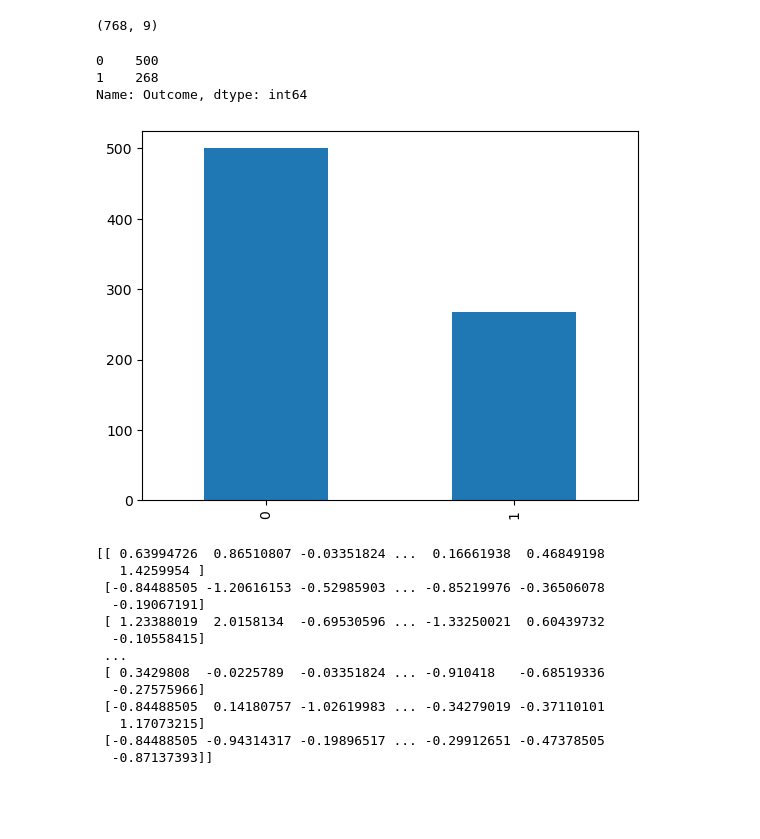
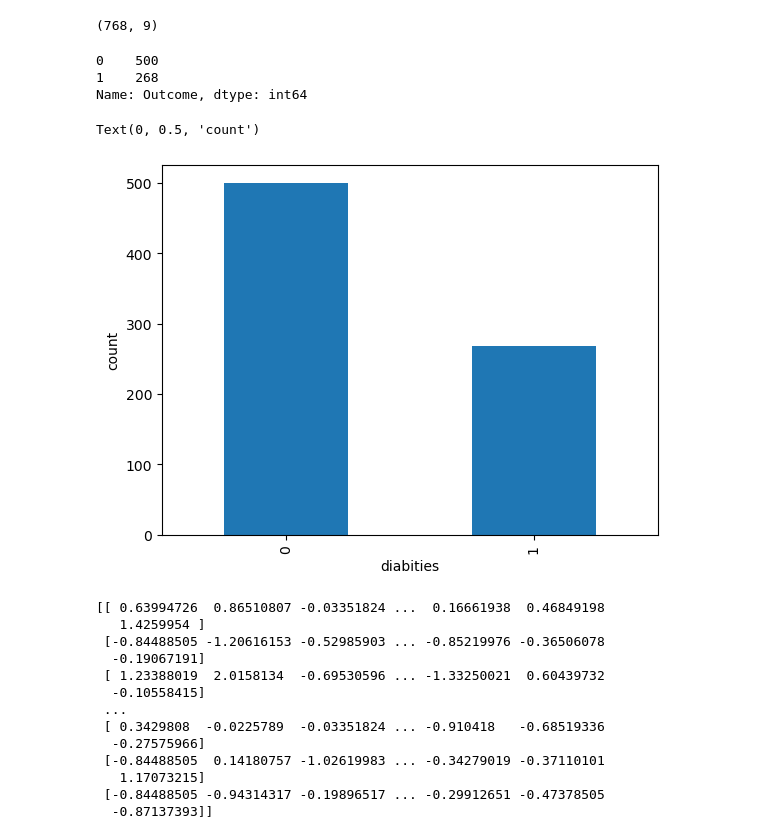
Before and after one commit to RaviPandey5/diabetes_prediction, a Jupyter notebook: Diabetes.ipynb, the cells around one changed output. Saved outputs shown, nothing was run; the diff lists cells and outputs as text; code cells hidden in the pictures; blank space fills up the shorter version.

```diff
--- a/Diabetes.ipynb
+++ b/Diabetes.ipynb
@@ -108,11 +108,14 @@ proj_data.shape
 # %%
 print(proj_data.Outcome.value_counts())
 p=proj_data.Outcome.value_counts().plot(kind="bar")
+plt.xlabel('diabities')
+plt.ylabel("count")
 # %% [output]
 0    500
 1    268
 Name: Outcome, dtype: int64
+Text(0, 0.5, 'count')
-[figure, old version]
+[figure, new version]
 # %%
 from sklearn.preprocessing import StandardScaler
 scale_X = StandardScaler()
```
Also changed, not shown: parts of 1 cell of this notebook, 5 other files.
